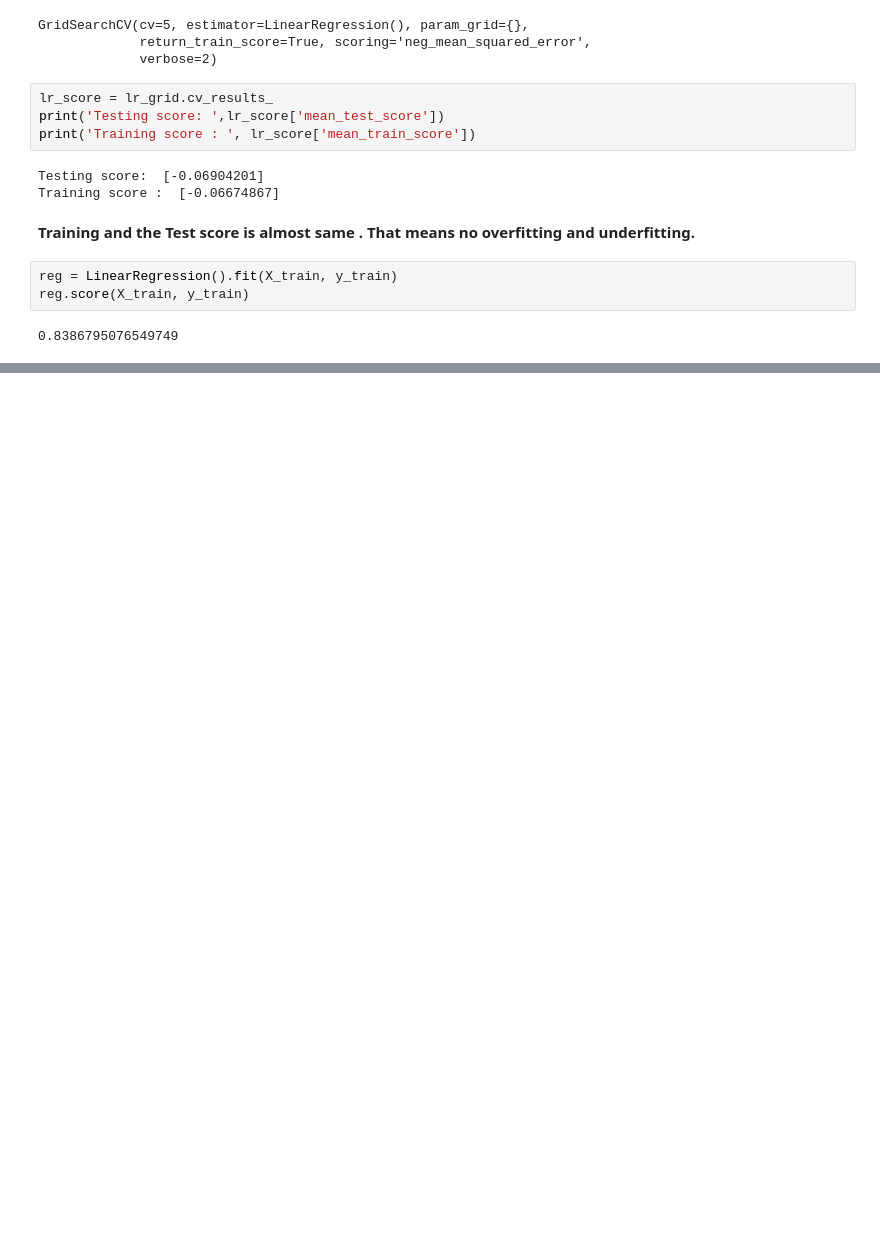
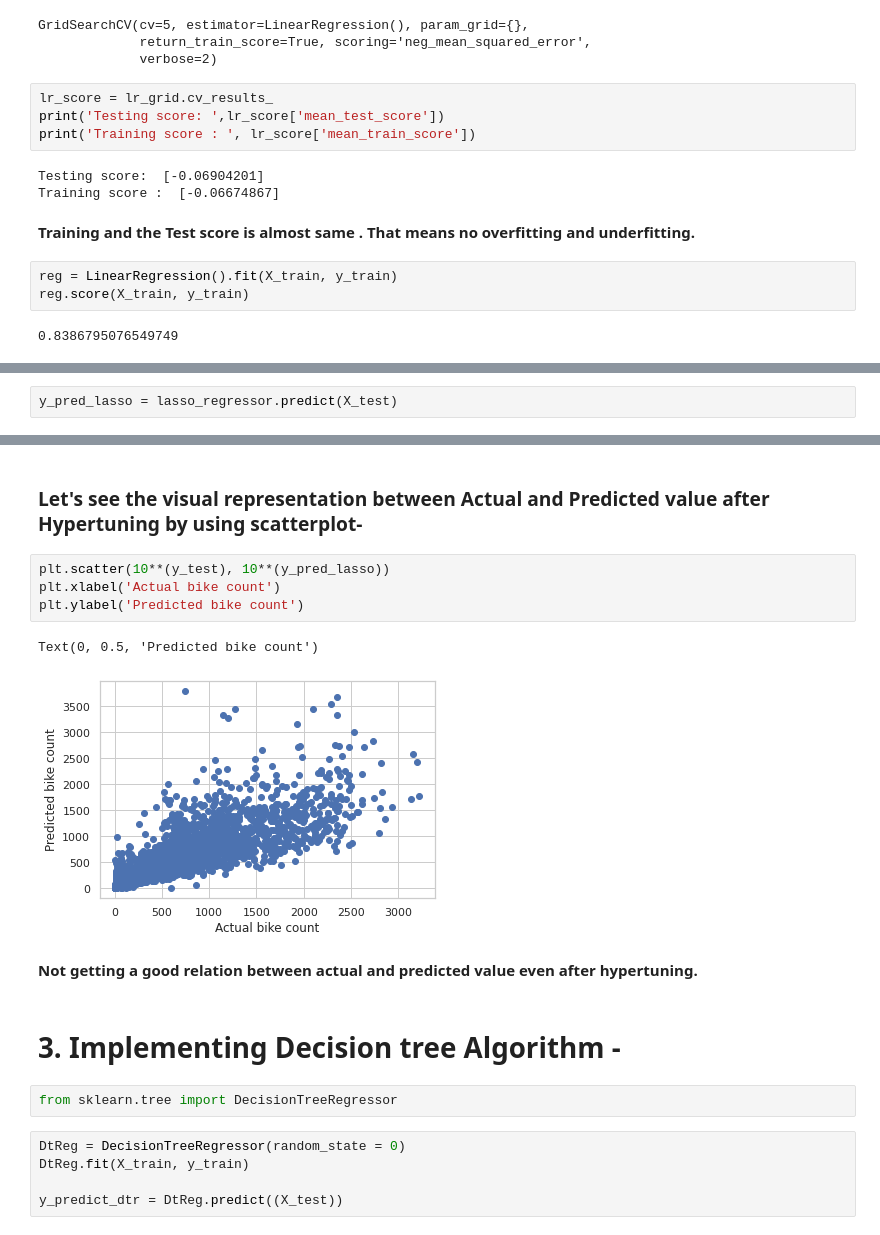
Before and after one commit to DhibarSumit10/Bike-Sharing-Demand-Prediction, a Jupyter notebook: Bike_Sharing_Demand_Prediction_Capstone_Project.ipynb, the cells around one changed output, grey strips where cells are left out. Cells and saved outputs as stored; diff of their text form; blank space fills up the shorter version.

```diff
--- a/Bike_Sharing_Demand_Prediction_Capstone_Project.ipynb
+++ b/Bike_Sharing_Demand_Prediction_Capstone_Project.ipynb
@@ -534,0 +623,2 @@ reg.score(X_train, y_train)
+# %%
+y_pred_lasso = lasso_regressor.predict(X_test)
@@ -534,0 +644,20 @@ reg.score(X_train, y_train)
+# %% [markdown]
+### Let's see the visual representation between Actual and Predicted value after Hypertuning by using scatterplot-
+# %%
+plt.scatter(10**(y_test), 10**(y_pred_lasso))
+plt.xlabel('Actual bike count')
+plt.ylabel('Predicted bike count')
+# %% [output]
+Text(0, 0.5, 'Predicted bike count')
+[figure, added]
+# %% [markdown]
+**Not getting a good relation between actual and predicted value even after hypertuning.**
+# %% [markdown]
+# **3. Implementing Decision tree Algorithm -**
+# %%
+from sklearn.tree import DecisionTreeRegressor
+# %%
+DtReg = DecisionTreeRegressor(random_state = 0)
+DtReg.fit(X_train, y_train)
+
+y_predict_dtr = DtReg.predict((X_test))
```
Also changed, not shown: parts of 55 cells of this notebook.
